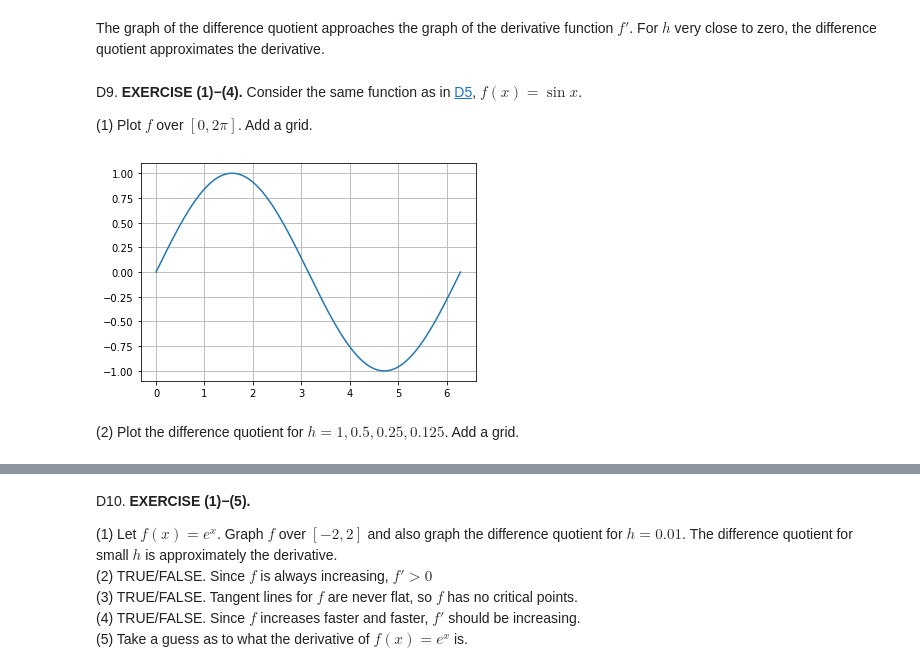
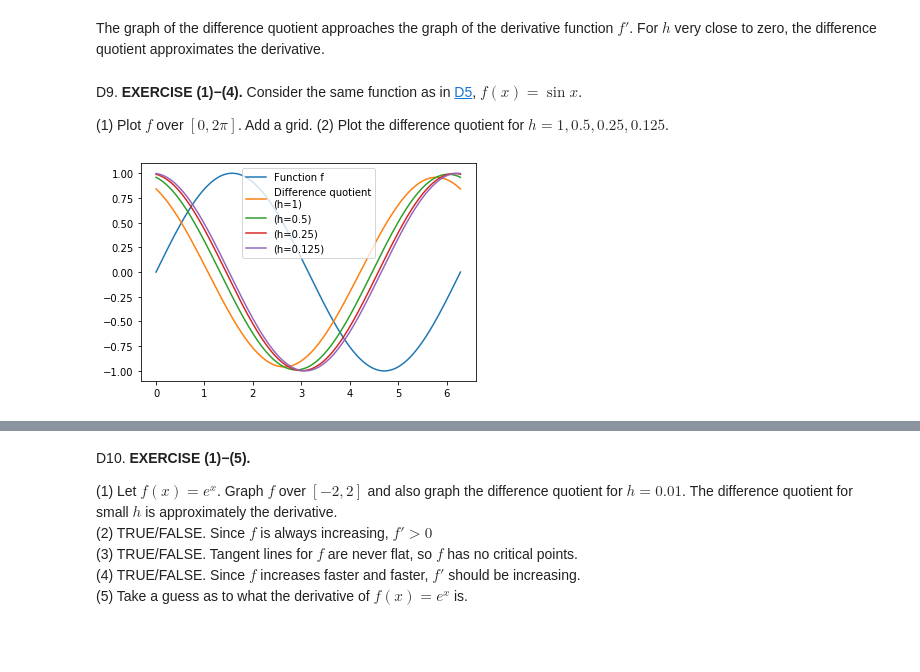
Before and after one commit to AnnieBMCC/pycalclab, a Jupyter notebook: mat301d-soln.ipynb, the cells around one changed output, grey strips where cells are left out. Drawn from its saved outputs; the diff is of its cells as text; code cells hidden in the pictures; blank space fills up the shorter version.

Commit message:
Plot D9 f=sin and f' same cell

```diff
--- a/mat301d-soln.ipynb
+++ b/mat301d-soln.ipynb
@@ -258,15 +258,31 @@ For $h$ very close to zero, the difference quotient approximates the derivative.
 D9. **EXERCISE (1)−(4).** Consider the same function as in [D5](#D5), $f(x)=\sin x$.
 
 (1) Plot $f$ over $[0,2\pi]$. Add a grid.
+(2) Plot the difference quotient for $h = 1, 0.5, 0.25, 0.125$.
 # %%
 # (1) TYPE YOUR CODE:
 
 def f(x): return sin(x)
 
 x = linspace(0,2*pi,10000)
 plot(x,f(x))
 grid();
+
+
+# (2) TYPE YOUR CODE:
+
+for h in [1, 0.5, 0.25, 0.125]:
+    m = (f(x+h) - f(x))/h
+    plot(x,m)
+
+grid()
+
+legend([
+    'Function f',
+    'Difference quotient\n(h=1)',
+    '(h=0.5)',
+    '(h=0.25)',
+    '(h=0.125)',
+]);
 # %% [output]
-[figure, old version]
+[figure, new version]
-# %% [markdown]
-(2) Plot the difference quotient for $h = 1, 0.5, 0.25, 0.125$. Add a grid.
```
Also changed, not shown: parts of 10 cells of this notebook, 1 other file.
